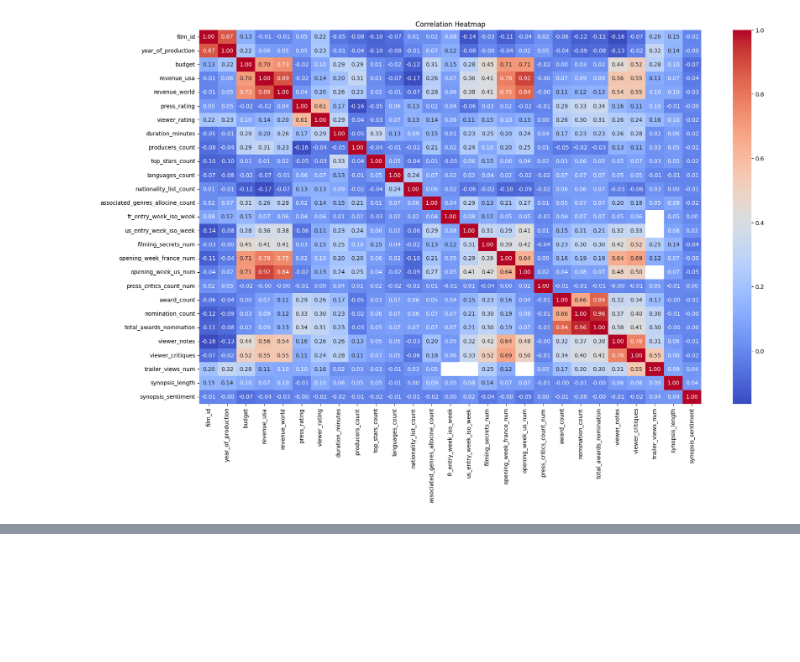
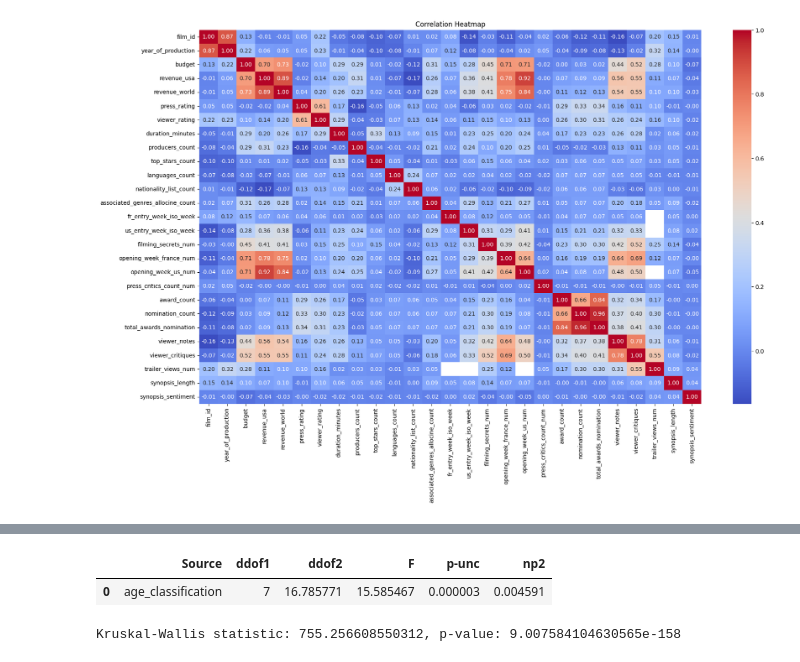
Before and after one commit to MichAdebayo/new-is-always-better, a Jupyter notebook: machine_learning/allocine_analysis.ipynb, the cells around one changed output, grey strips where cells are left out. Drawn from its saved outputs; the diff is of its cells as text; code cells hidden in the pictures; blank space fills up the shorter version.

```diff
--- a/machine_learning/allocine_analysis.ipynb
+++ b/machine_learning/allocine_analysis.ipynb
@@ -386,0 +427,16 @@ correlation_matrix(df_fusion)
+# %%
+df_analysis = df_fusion[['opening_week_france_num', 'film_id', 'year_of_production',
+       'release_date_france', 'release_date_usa', 'age_classification', 'director',
+       'main_genre_jpboxoffice', 'associated_genres_allocine', 'synopsis',
+       'broadcast_category', 'distributor', 'budget', 'revenue_usa', 'revenue_world',
+       'press_rating', 'viewer_rating', 'release_season',
+       'duration_minutes', 'producers_list', 'producers_count',
+       'top_stars_list', 'top_stars_count', 'languages_list',
+       'languages_count', 'nationality_list', 'nationality_list_count',
+       'associated_genres_allocine_list', 'associated_genres_allocine_count',
+       'fr_entry_week_iso_week', 'us_entry_week_iso_week',
+       'filming_secrets_num', 'opening_week_us_num',
+       'press_critics_count_num', 'award_count', 'nomination_count',
+       'total_awards_nomination', 'viewer_notes', 'viewer_critiques',
+       'trailer_views_num', 'synopsis_length',
+       'synopsis_sentiment']].copy()
@@ -387 +449,3 @@ correlation_matrix(df_fusion)
+# %%
+df_analysis['age_classification'] = df_analysis['age_classification'].fillna('Unavailable')
 # %%
@@ -430,0 +543,15 @@ def cluster_movies(df):
+# %%
+
+pg.welch_anova(dv='opening_week_france_num', between='age_classification', data=df_analysis)
+# %% [output]
+|  | Source | ddof1 | ddof2 | F | p-unc | np2 |
+| 0 | age_classification | 7 | 16.785771 | 15.585467 | 0.000003 | 0.004591 |
+# %%
+from scipy.stats import kruskal
+
+grouped = df_analysis.groupby('main_genre_jpboxoffice')['opening_week_france_num']
+valid_groups = [group.dropna() for name, group in grouped if len(group.dropna()) >= 5]
+kw_result = kruskal(*valid_groups)
+print(f"Kruskal-Wallis statistic: {kw_result.statistic}, p-value: {kw_result.pvalue}")
+# %% [output]
+Kruskal-Wallis statistic: 755.256608550312, p-value: 9.007584104630565e-158
```
Also changed, not shown: parts of 26 cells of this notebook, 1 other file.
